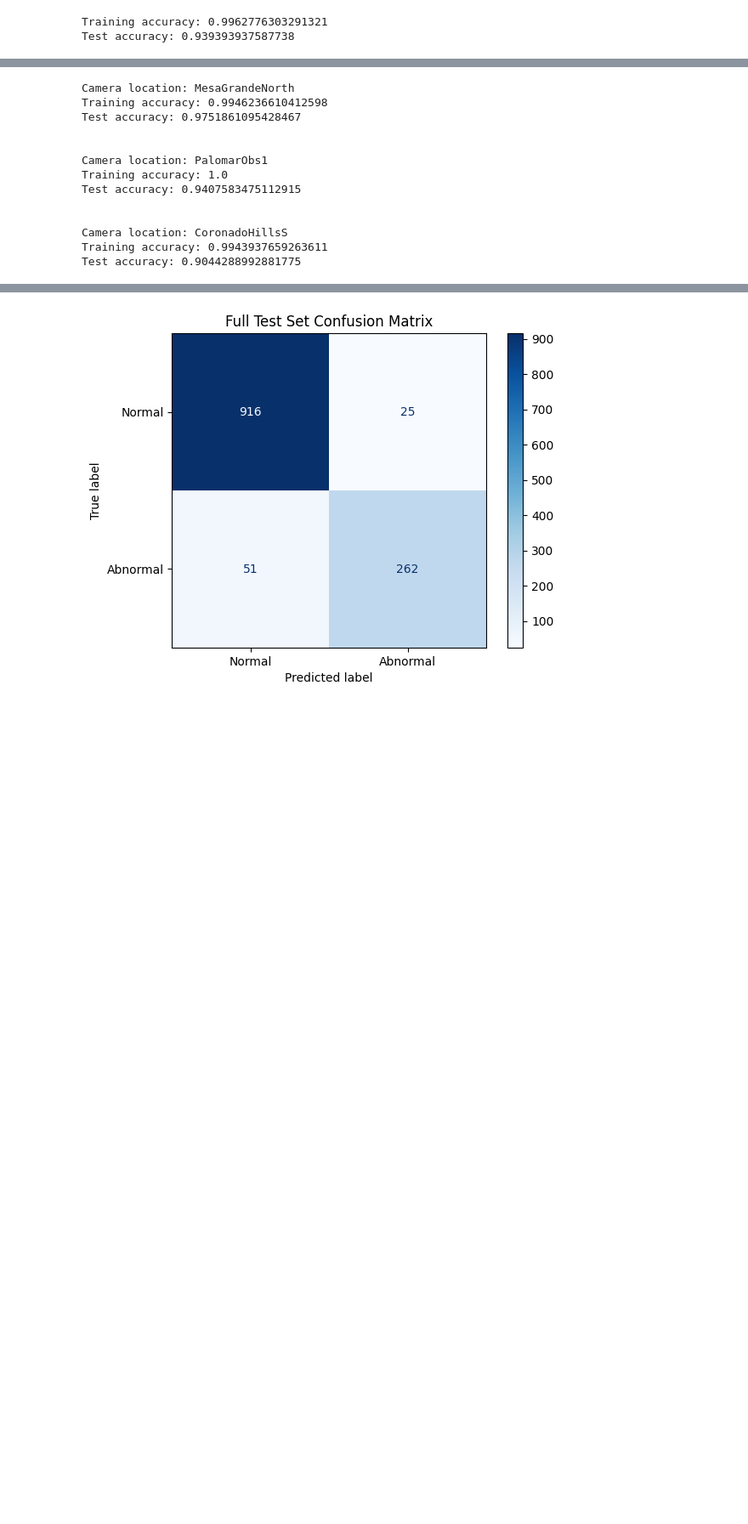
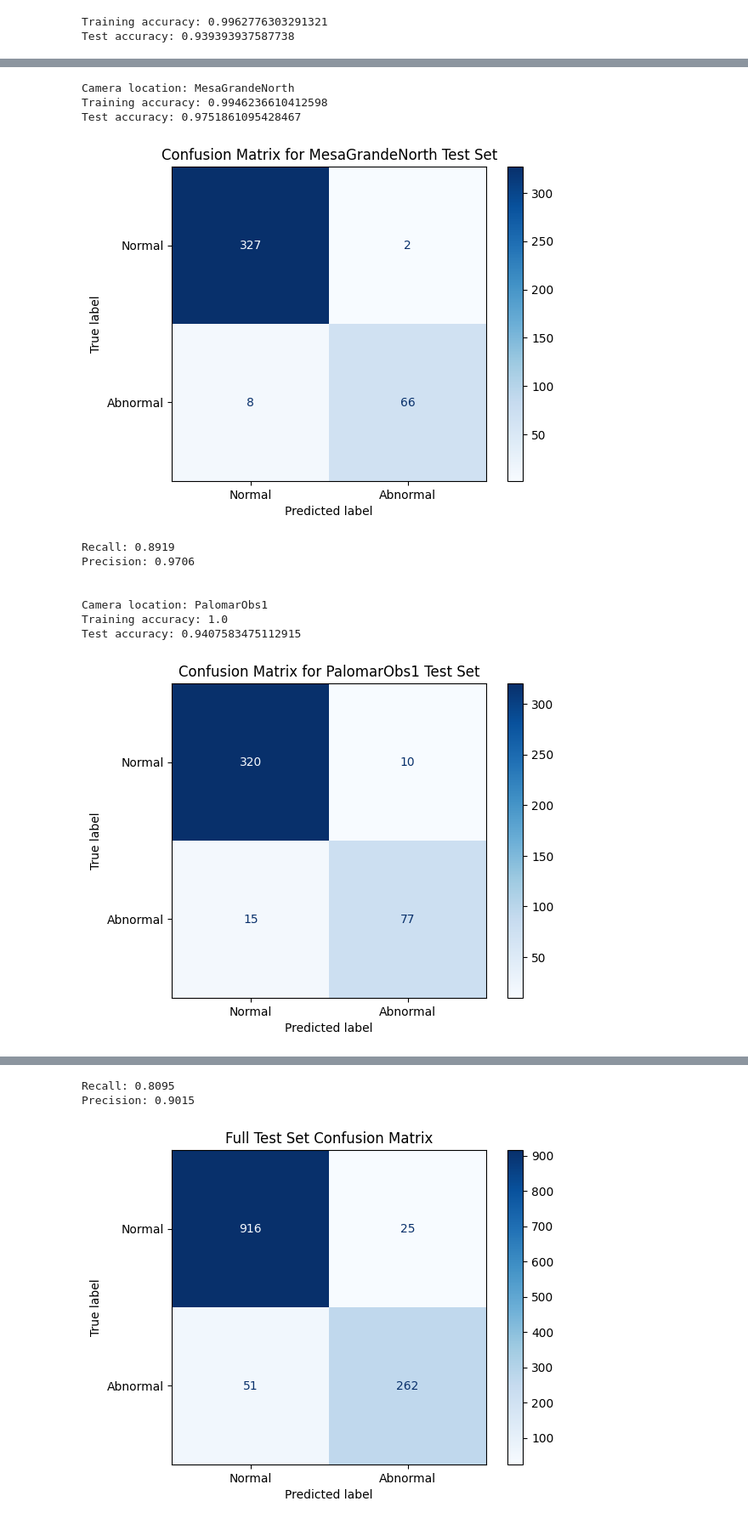
Before and after one commit to ModernNeesh/alertcalifornia-anomaly-detection, a Jupyter notebook: model_test_runs_finalized.ipynb, the cells around one changed output, grey strips where cells are left out. Shown at 85% size. Saved outputs shown, nothing was run; the diff lists cells and outputs as text; code cells hidden in the pictures; blank space fills up the shorter version.

```diff
--- a/model_test_runs_finalized.ipynb
+++ b/model_test_runs_finalized.ipynb
@@ -166,32 +178,32 @@ Test accuracy: 0.939393937587738
 # %%
 for location in train_camera_locations.unique():
     train_idx = (train_camera_locations == location).to_numpy()
     test_idx = (test_camera_locations == location).to_numpy()
 
     location_train_outputs = classification_head(train_embeddings_tensor[train_idx])
     location_train_labels = train_labels_tensor[train_idx]
 
     location_test_outputs = classification_head(test_embeddings_tensor[test_idx])
     location_test_labels = test_labels_tensor[test_idx]
 
     location_train_acc = get_accuracy(location_train_outputs, location_train_labels)
     location_test_acc = get_accuracy(location_test_outputs, location_test_labels)
 
     print(f"Camera location: {location}")
     print(f"Training accuracy: {location_train_acc}")
     print(f"Test accuracy: {location_test_acc}")
+    plot_confusion_matrix(location_test_labels.cpu(), torch.argmax(location_test_outputs, dim=-1).cpu(), title=f"Confusion Matrix for {location} Test Set")
     print("\n")
 # %% [output]
 Camera location: MesaGrandeNorth
 Training accuracy: 0.9946236610412598
 Test accuracy: 0.9751861095428467
-
-
-Camera location: PalomarObs1
-Training accuracy: 1.0
-Test accuracy: 0.9407583475112915
-
-
-Camera location: CoronadoHillsS
-Training accuracy: 0.9943937659263611
-Test accuracy: 0.9044288992881775
+[figure, added]
+Recall: 0.8919
+Precision: 0.9706
+
+
+Camera location: PalomarObs1
+Training accuracy: 1.0
+Test accuracy: 0.9407583475112915
+[figure, added]
@@ -198 +218,3 @@ Test accuracy: 0.9044288992881775
+Recall: 0.8095
+Precision: 0.9015
 # %%
```
Also changed, not shown: parts of 13 cells of this notebook, 6 other files.
